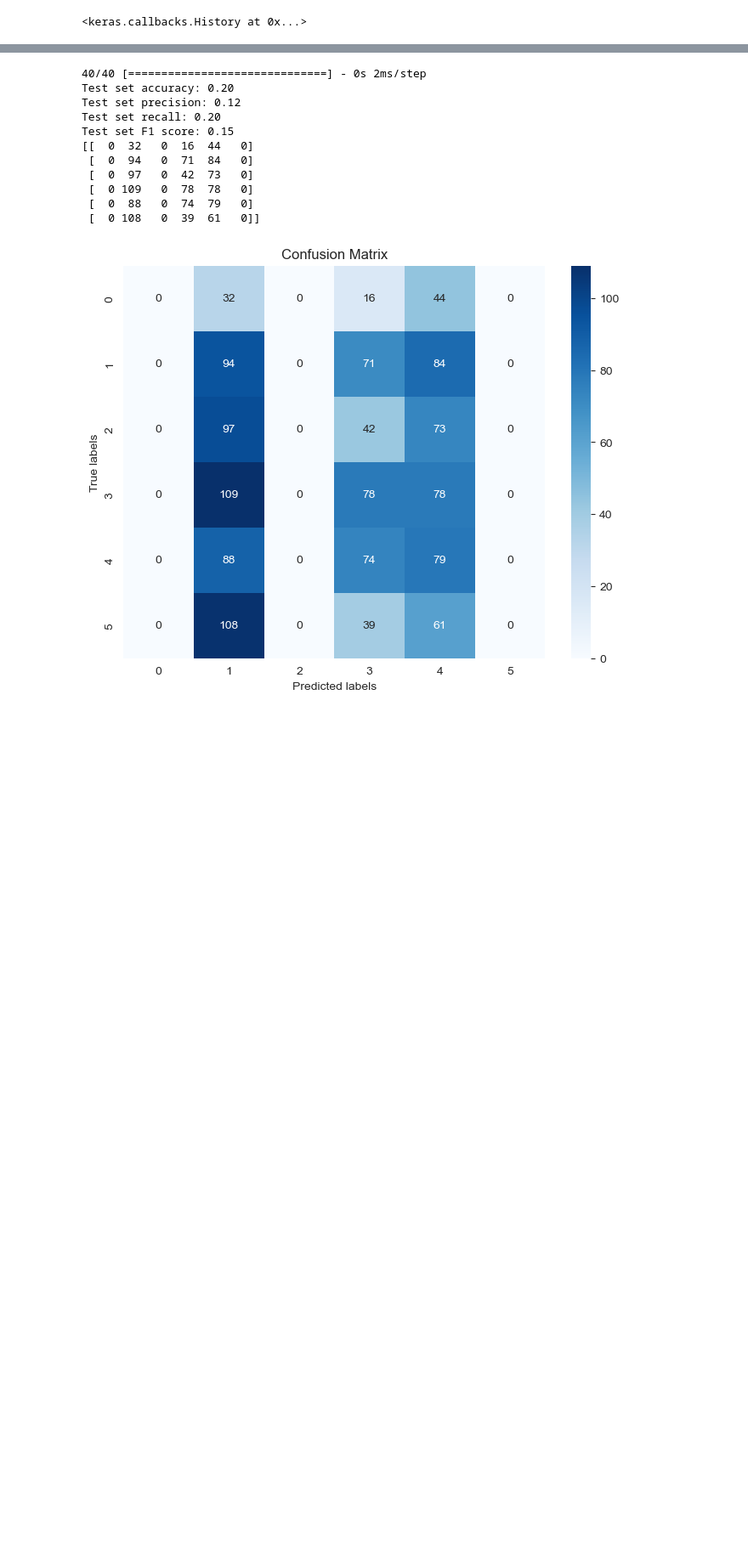
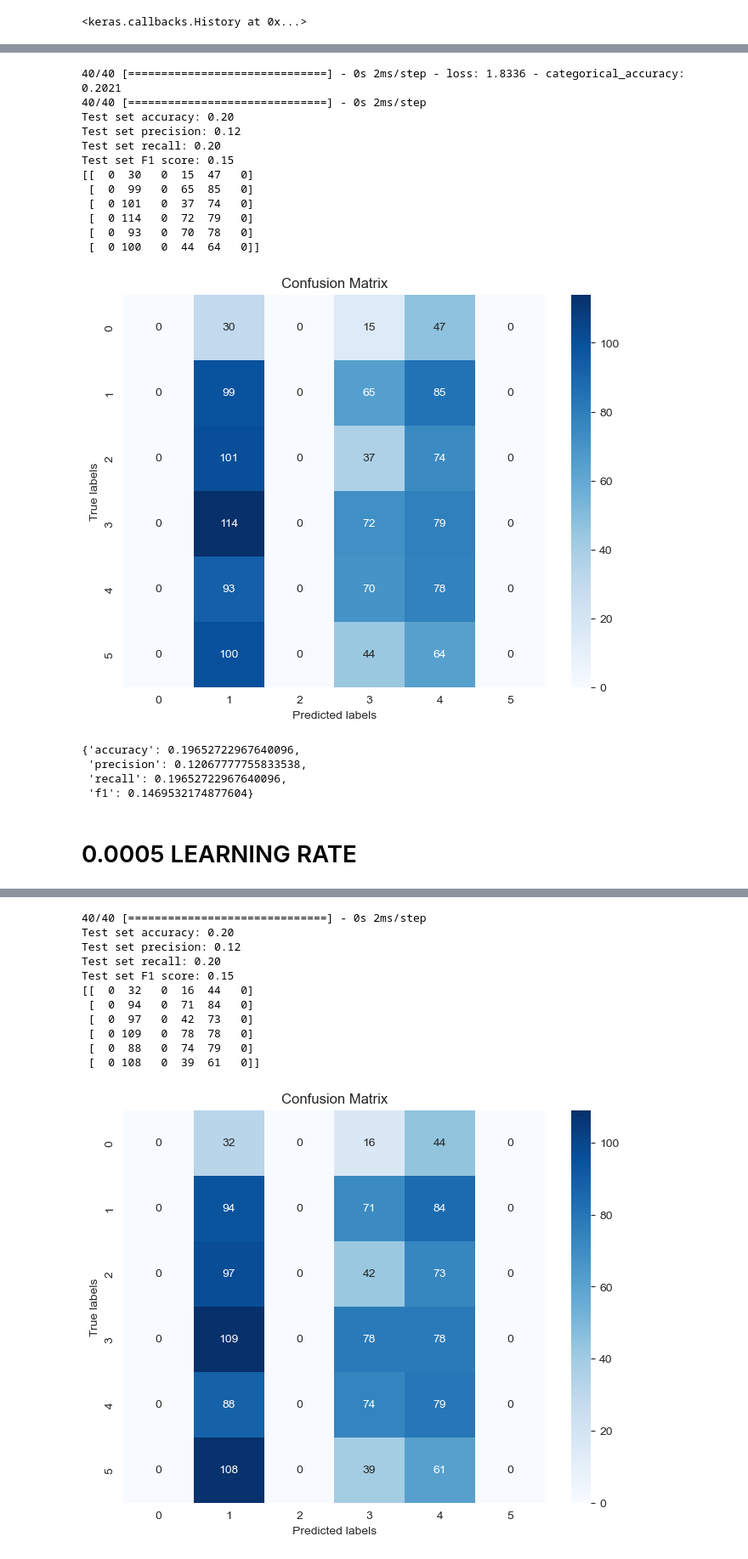
Before and after one commit to f4ths/fyp-fake-news-detection, a Jupyter notebook: ensemble.ipynb, the cells around one changed output, grey strips where cells are left out. Shown at 85% size. Drawn from its saved outputs; the diff is of its cells as text; code cells hidden in the pictures; blank space fills up the shorter version.

```diff
--- a/ensemble.ipynb
+++ b/ensemble.ipynb
@@ -606,0 +610,9 @@ Test set F1 score: 0.50
+# %%
+# LR 0.001 sbo T rbw T Adam PAD LEN 35
+model_checkpoint_kmeans = ModelCheckpoint(filepath='best_model_kmeans_highlr.h5', monitor='val_categorical_accuracy', save_best_only=True)
+early_stopping = EarlyStopping(monitor='val_categorical_accuracy', patience=30, restore_best_weights=True)
+
+learning_rate = 0.001
+num_classes = 6
+dense_model_kmeans_highlr = create_dense_model(X_train_meta_kmeans.shape[1], num_classes, learning_rate)
+history01lrkmeans = dense_model_kmeans_highlr.fit(X_train_meta_kmeans, Y_train, epochs=150, batch_size=128, validation_data=(X_val_meta_kmeans, Y_val), callbacks=[early_stopping, model_checkpoint_kmeans])
@@ -607,3 +637,31 @@ Test set F1 score: 0.50
+# %%
+evaluation = dense_model_kmeans_highlr.evaluate(X_test_meta_kmeans, Y_test)
+# Load the best model
+dense_model_kmeans = load_model('best_model_kmeans_highlr.h5')
+# Make predictions using the best model
+predictions = dense_model_kmeans.predict(X_test_meta_kmeans)
+# Plot the confusion matrix
+plot_matrix(predictions)
+# %% [output]
+40/40 [==============================] - 0s 2ms/step - loss: 1.8336 - categorical_accuracy: 0.2021
+40/40 [==============================] - 0s 2ms/step
+Test set accuracy: 0.20
+Test set precision: 0.12
+Test set recall: 0.20
+Test set F1 score: 0.15
+[[  0  30   0  15  47   0]
+ [  0  99   0  65  85   0]
+ [  0 101   0  37  74   0]
+ [  0 114   0  72  79   0]
+ [  0  93   0  70  78   0]
+ [  0 100   0  44  64   0]]
+[figure, added]
+{'accuracy': 0.19652722967640096,
+ 'precision': 0.12067777755833538,
+ 'recall': 0.19652722967640096,
+ 'f1': 0.1469532174877604}
+# %% [markdown]
+# 0.0005 LEARNING RATE
 # %%
 # LR 0.0005 sbo T rbw T Adam PAD LEN 35
 
```
Also changed, not shown: parts of 17 cells of this notebook.
